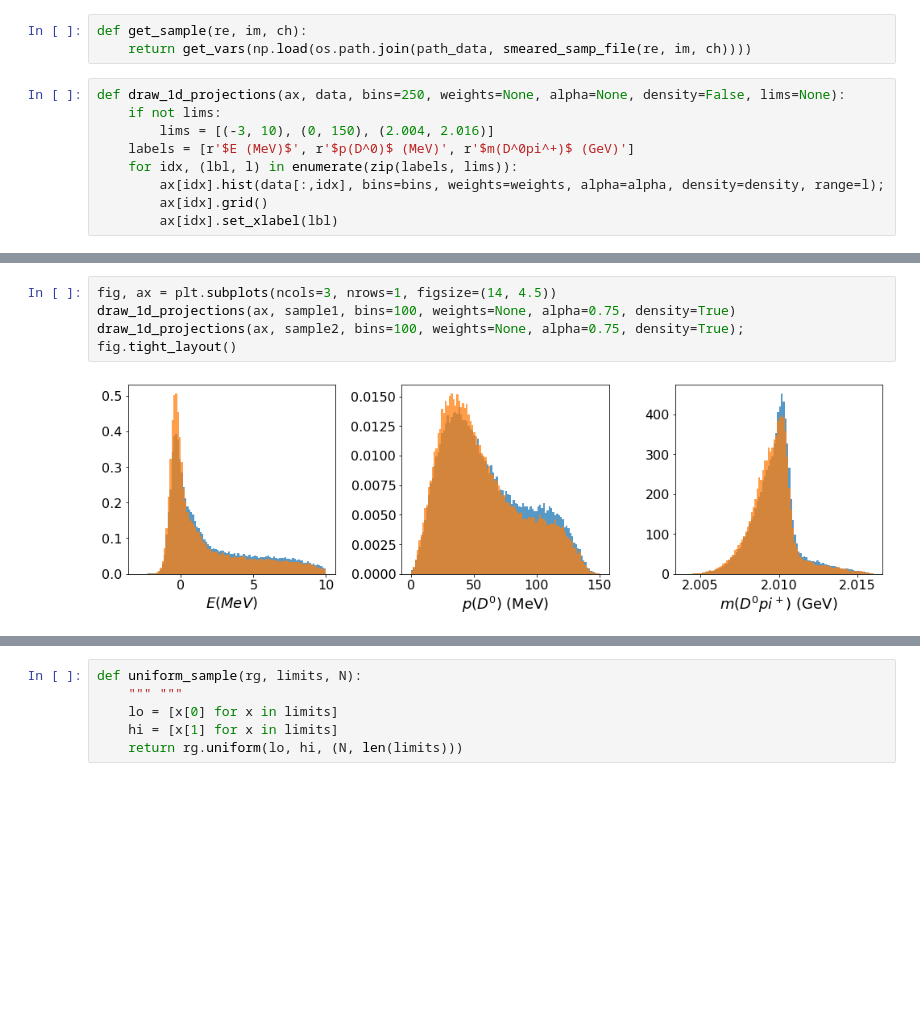
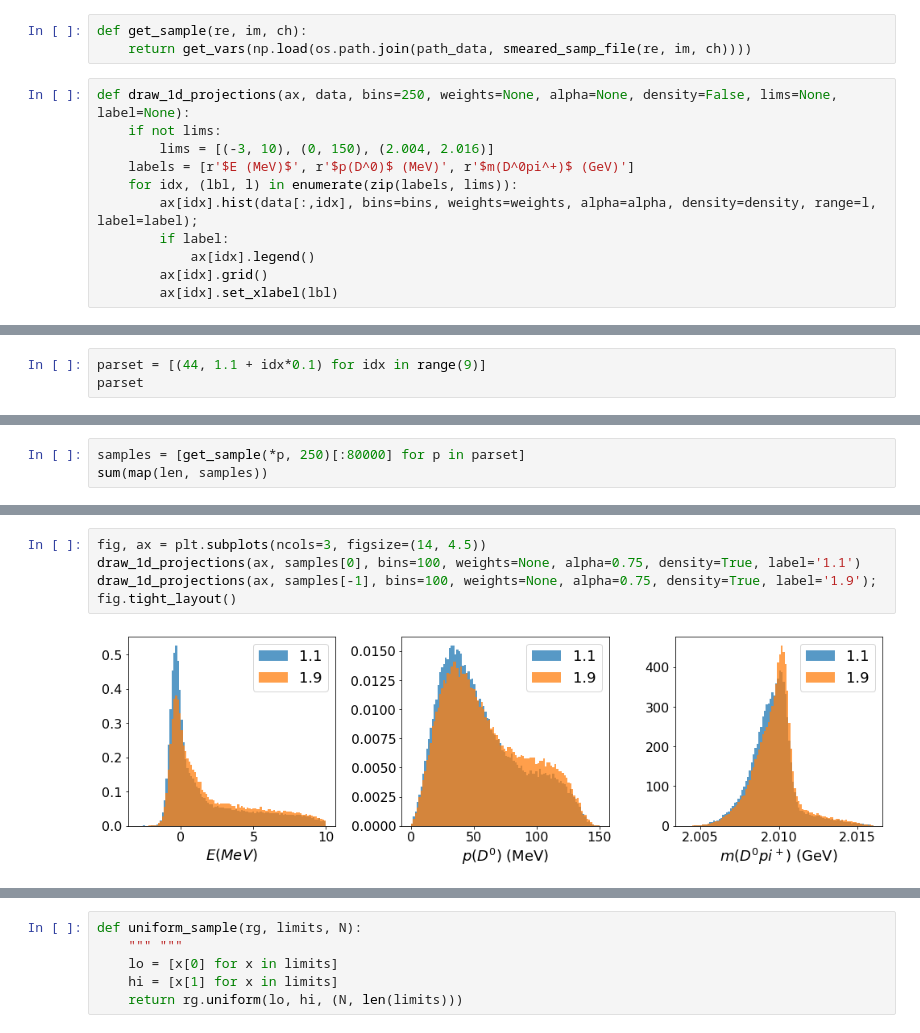
Before and after one commit to VitalyVorobyev/ddst, a Jupyter notebook: nntest.ipynb, the cells around one changed output, grey strips where cells are left out. Drawn from its saved outputs; the diff is of its cells as text; blank space fills up the shorter version.

```diff
--- a/nntest.ipynb
+++ b/nntest.ipynb
@@ -37,11 +37,13 @@ def smeared_samp_file(re, im, ch):
 def get_sample(re, im, ch):
     return get_vars(np.load(os.path.join(path_data, smeared_samp_file(re, im, ch))))
 # %%
-def draw_1d_projections(ax, data, bins=250, weights=None, alpha=None, density=False, lims=None):
+def draw_1d_projections(ax, data, bins=250, weights=None, alpha=None, density=False, lims=None, label=None):
     if not lims:
         lims = [(-3, 10), (0, 150), (2.004, 2.016)]
     labels = [r'$E (MeV)$', r'$p(D^0)$ (MeV)', r'$m(D^0pi^+)$ (GeV)']
     for idx, (lbl, l) in enumerate(zip(labels, lims)):
-        ax[idx].hist(data[:,idx], bins=bins, weights=weights, alpha=alpha, density=density, range=l);
+        ax[idx].hist(data[:,idx], bins=bins, weights=weights, alpha=alpha, density=density, range=l, label=label);
+        if label:
+            ax[idx].legend()
         ax[idx].grid()
         ax[idx].set_xlabel(lbl)
@@ -61,0 +50,3 @@ sample2.shape
+# %%
+parset = [(44, 1.1 + idx*0.1) for idx in range(9)]
+parset
@@ -61,0 +63,3 @@ sample2.shape
+# %%
+samples = [get_sample(*p, 250)[:80000] for p in parset]
+sum(map(len, samples))
@@ -62,7 +76,7 @@ sample2.shape
 # %%
-fig, ax = plt.subplots(ncols=3, nrows=1, figsize=(14, 4.5))
-draw_1d_projections(ax, sample1, bins=100, weights=None, alpha=0.75, density=True)
-draw_1d_projections(ax, sample2, bins=100, weights=None, alpha=0.75, density=True);
+fig, ax = plt.subplots(ncols=3, figsize=(14, 4.5))
+draw_1d_projections(ax, samples[0], bins=100, weights=None, alpha=0.75, density=True, label='1.1')
+draw_1d_projections(ax, samples[-1], bins=100, weights=None, alpha=0.75, density=True, label='1.9');
 fig.tight_layout()
 # %% [output]
-[figure, old version]
+[figure, new version]
```
Also changed, not shown: parts of 29 cells of this notebook.
